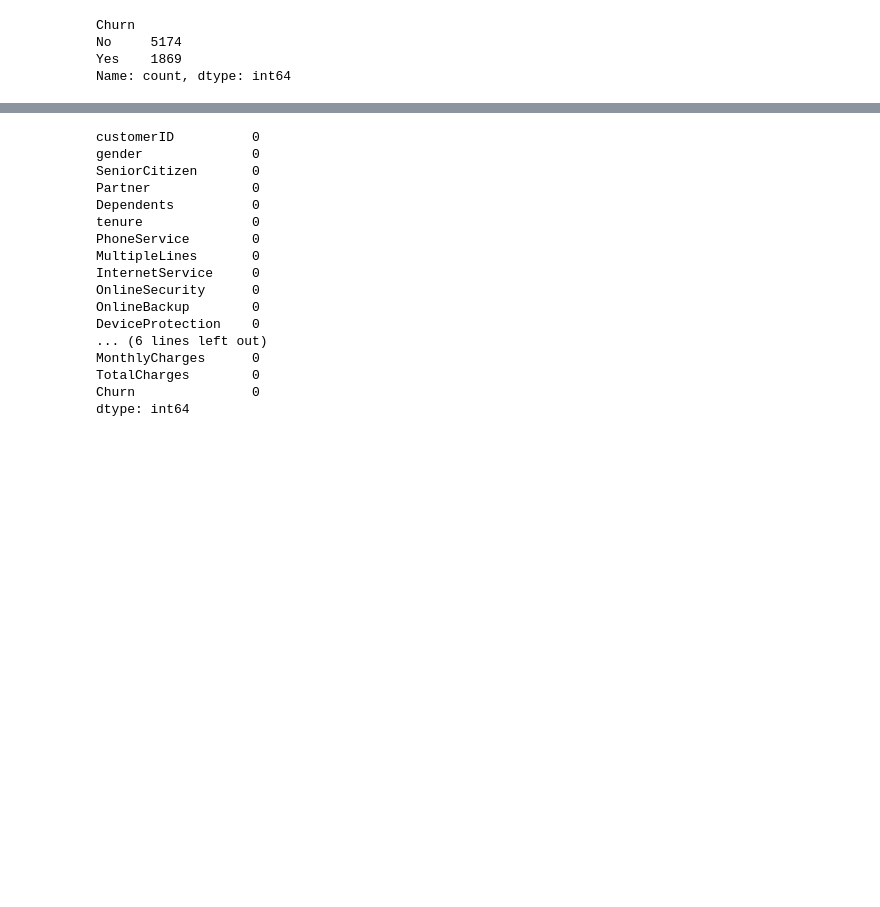
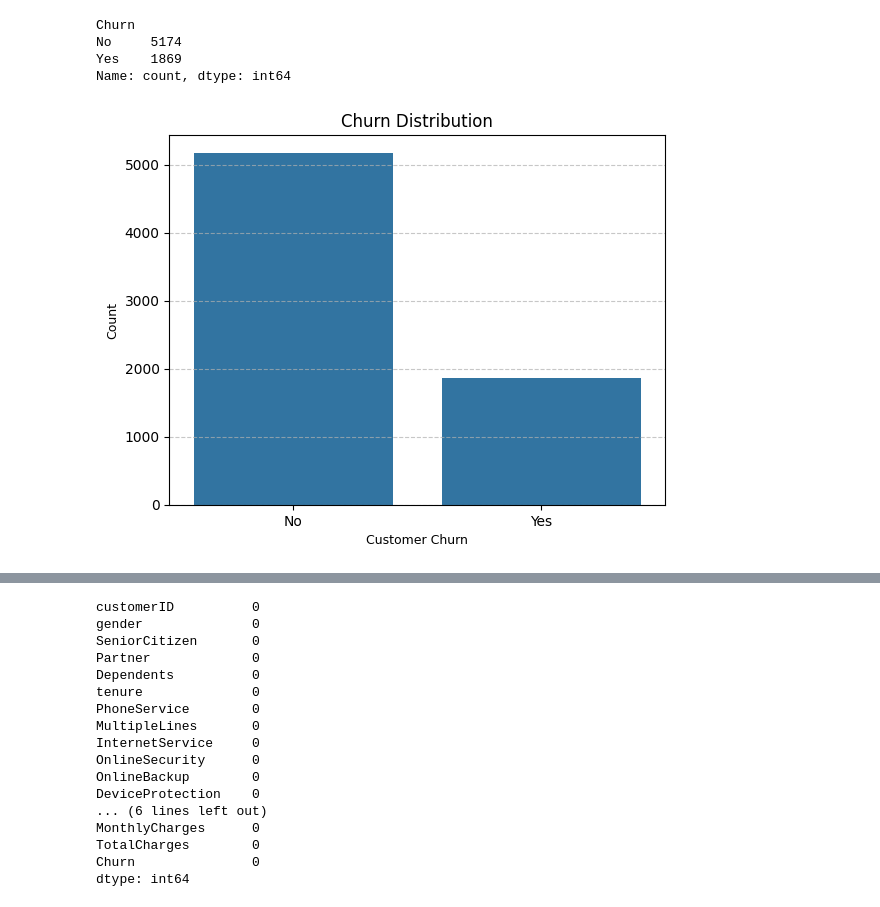
Before and after one commit to hamnaawaseem/Customer-Churn-Prediction, a Jupyter notebook: churn_notebook.ipynb, the cells around one changed output, grey strips where cells are left out. Cells and saved outputs as stored; diff of their text form; code cells hidden in the pictures; blank space fills up the shorter version.

```diff
--- a/churn_notebook.ipynb
+++ b/churn_notebook.ipynb
@@ -61,3 +62,13 @@ Churn
 No     5174
 Yes    1869
 Name: count, dtype: int64
+# %%
+# countplot for churn
+sns.countplot(data=original_data, x='Churn')
+plt.title('Churn Distribution', fontsize=12)
+plt.xlabel('Customer Churn', fontsize=9)
+plt.ylabel('Count', fontsize=9)
+plt.Figure(figsize=(2,2))
+plt.grid(axis='y', linestyle='--', alpha=0.7)
+# %% [output]
+[figure, added]
```
Also changed, not shown: parts of 3 cells of this notebook.
